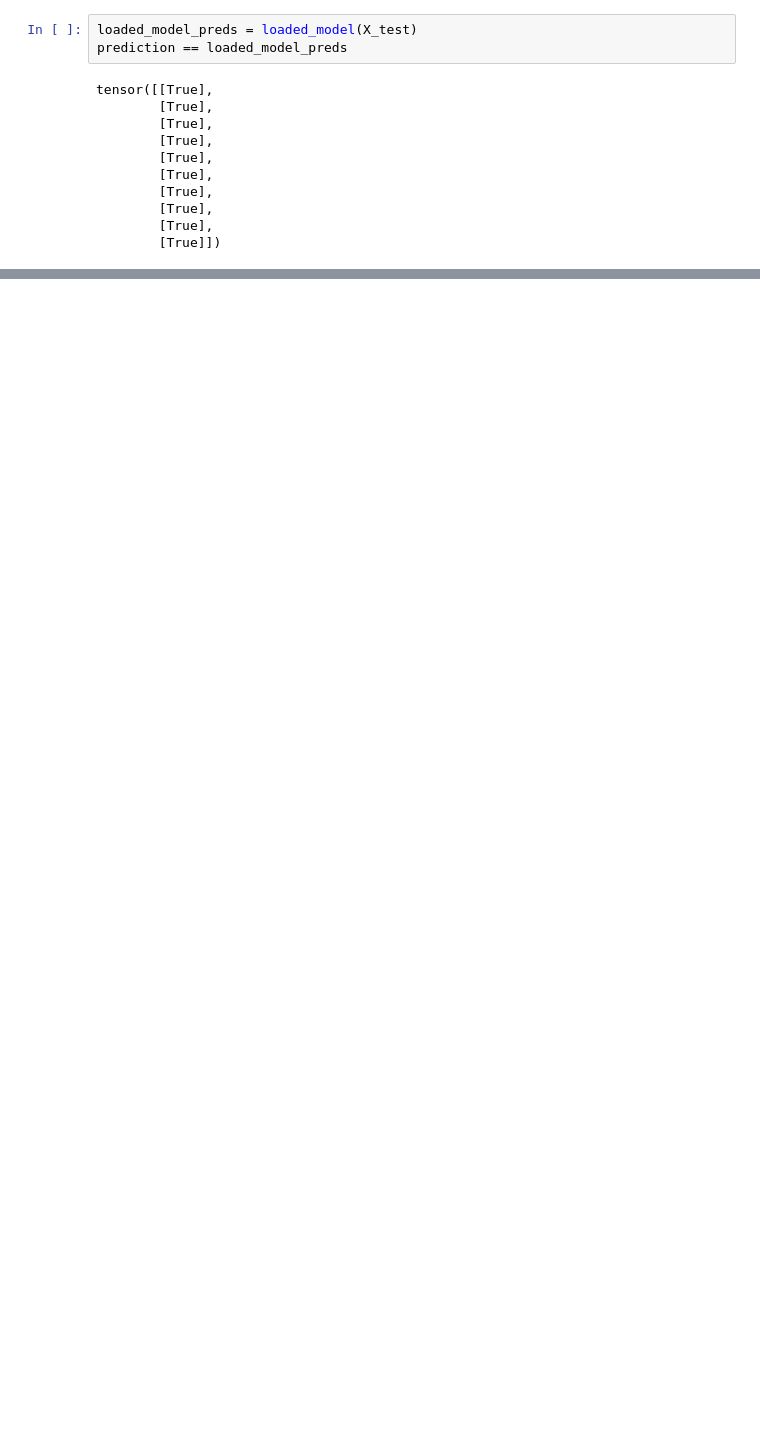
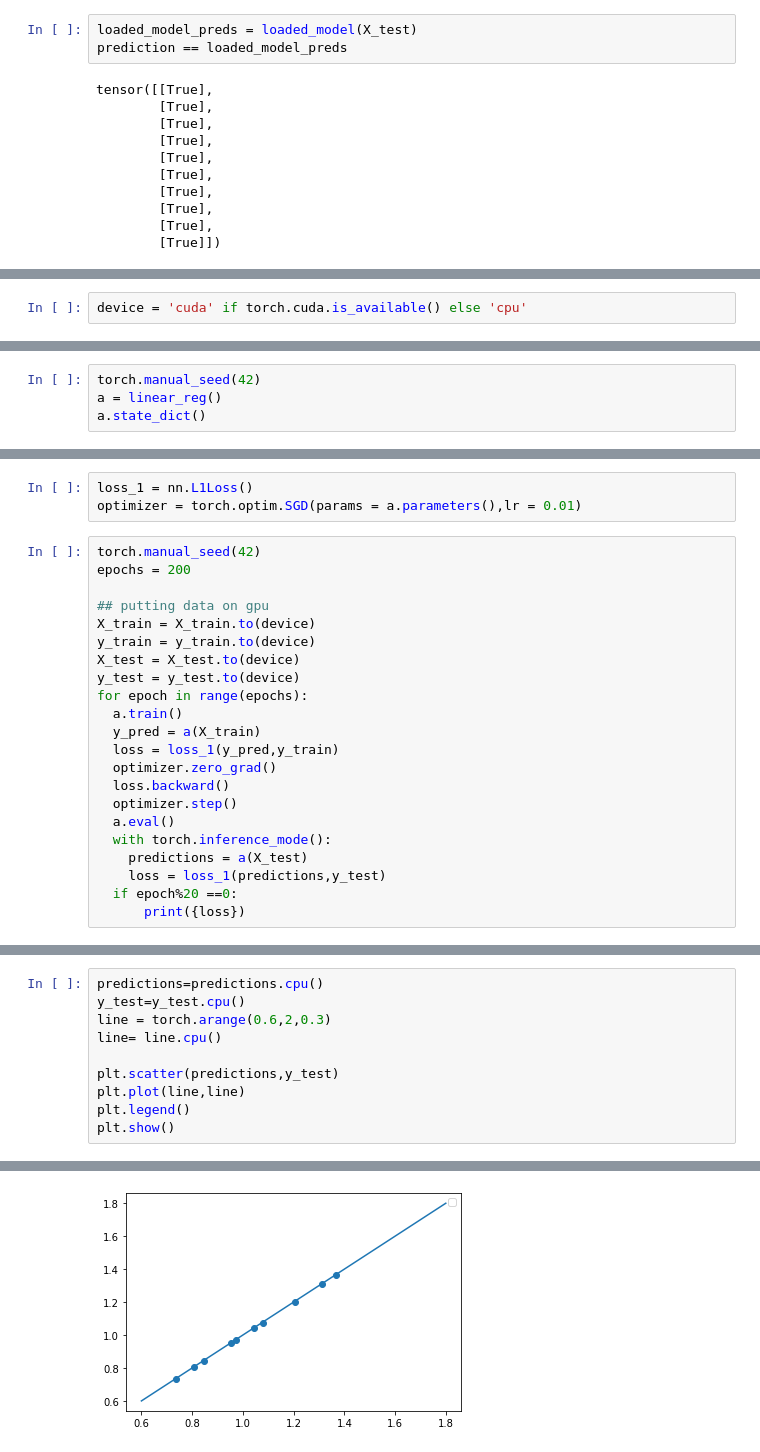
Before and after one commit to BalramAgnihotri123/Machine-Learning-And-Deep-Learning-HandsOn, a Jupyter notebook: pytorch1_0.ipynb, the cells around one changed output, grey strips where cells are left out. Cells and saved outputs as stored; diff of their text form; blank space fills up the shorter version.

```diff
--- a/pytorch1_0.ipynb
+++ b/pytorch1_0.ipynb
@@ -198,0 +218,2 @@ tensor([[True],
+# %%
+device = 'cuda' if torch.cuda.is_available() else 'cpu'
@@ -198,0 +237,4 @@ tensor([[True],
+# %%
+torch.manual_seed(42)
+a = linear_reg()
+a.state_dict()
@@ -198,0 +251,25 @@ tensor([[True],
+# %%
+loss_1 = nn.L1Loss()
+optimizer = torch.optim.SGD(params = a.parameters(),lr = 0.01)
+# %%
+torch.manual_seed(42)
+epochs = 200
+
+## putting data on gpu
+X_train = X_train.to(device)
+y_train = y_train.to(device)
+X_test = X_test.to(device)
+y_test = y_test.to(device)
+for epoch in range(epochs):
+  a.train()
+  y_pred = a(X_train)
+  loss = loss_1(y_pred,y_train)
+  optimizer.zero_grad()
+  loss.backward()
+  optimizer.step()
+  a.eval()
+  with torch.inference_mode():
+    predictions = a(X_test)
+    loss = loss_1(predictions,y_test)
+  if epoch%20 ==0:
+      print({loss})
@@ -198,0 +287,11 @@ tensor([[True],
+# %%
+predictions=predictions.cpu()
+y_test=y_test.cpu()
+line = torch.arange(0.6,2,0.3)
+line= line.cpu()
+
+plt.scatter(predictions,y_test)
+plt.plot(line,line)
+plt.legend()
+plt.show()
+# %% [output]
@@ -198,0 +299 @@ tensor([[True],
+[figure, added]
```
Also changed, not shown: parts of 23 cells of this notebook.
